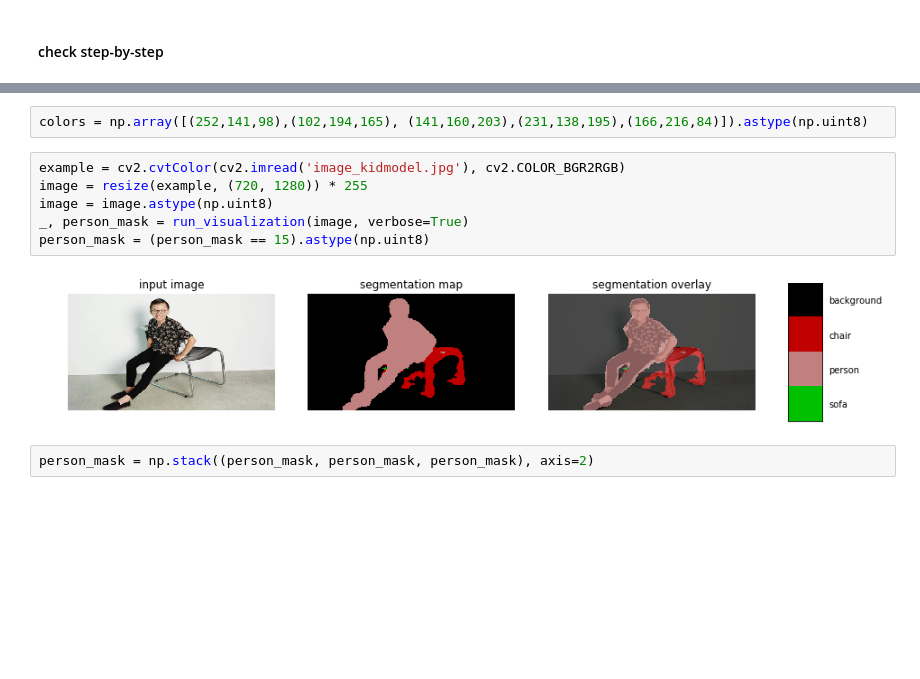
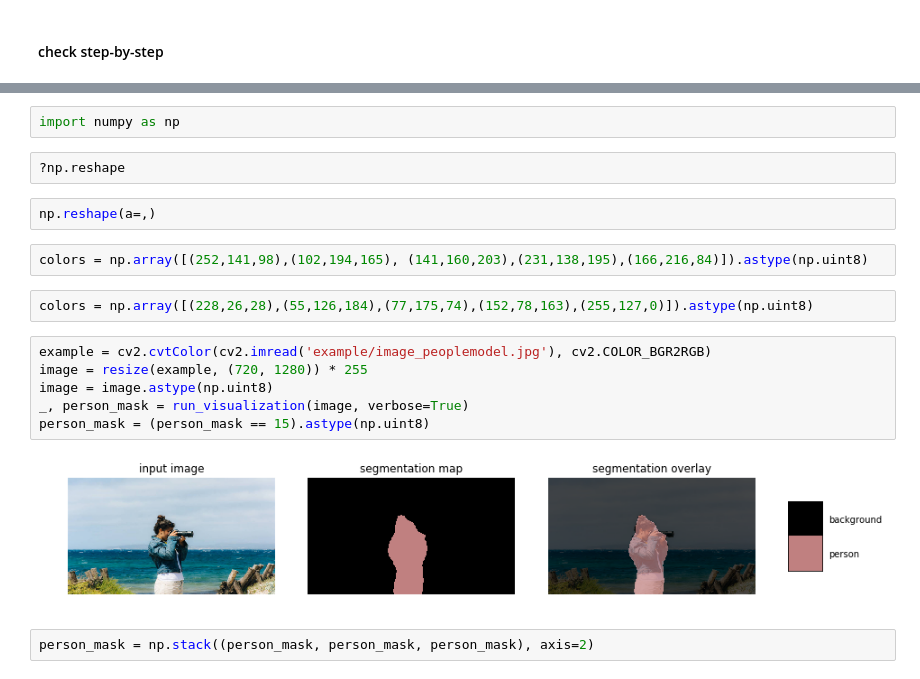
Before and after one commit to twcmchang/magic-effect, a Jupyter notebook: 05. Animation effect (person stand out).ipynb, the cells around one changed output, grey strips where cells are left out. Cells and saved outputs as stored; diff of their text form; blank space fills up the shorter version.

```diff
--- a/05. Animation effect (person stand out).ipynb
+++ b/05. Animation effect (person stand out).ipynb
@@ -154,13 +156,21 @@ print(cap.shape)
+# %%
+import numpy as np
+# %%
+?np.reshape
+# %%
+np.reshape(a=,)
 # %%
 colors = np.array([(252,141,98),(102,194,165), (141,160,203),(231,138,195),(166,216,84)]).astype(np.uint8)
+# %%
+colors = np.array([(228,26,28),(55,126,184),(77,175,74),(152,78,163),(255,127,0)]).astype(np.uint8)
 # %%
-example = cv2.cvtColor(cv2.imread('image_kidmodel.jpg'), cv2.COLOR_BGR2RGB)
+example = cv2.cvtColor(cv2.imread('example/image_peoplemodel.jpg'), cv2.COLOR_BGR2RGB)
 image = resize(example, (720, 1280)) * 255
 image = image.astype(np.uint8)
 _, person_mask = run_visualization(image, verbose=True)
 person_mask = (person_mask == 15).astype(np.uint8)
 # %% [output]
-[figure, old version]
+[figure, new version]
 # %%
 person_mask = np.stack((person_mask, person_mask, person_mask), axis=2)
 # %%
```
Also changed, not shown: parts of 6 cells of this notebook, 4 other files.
